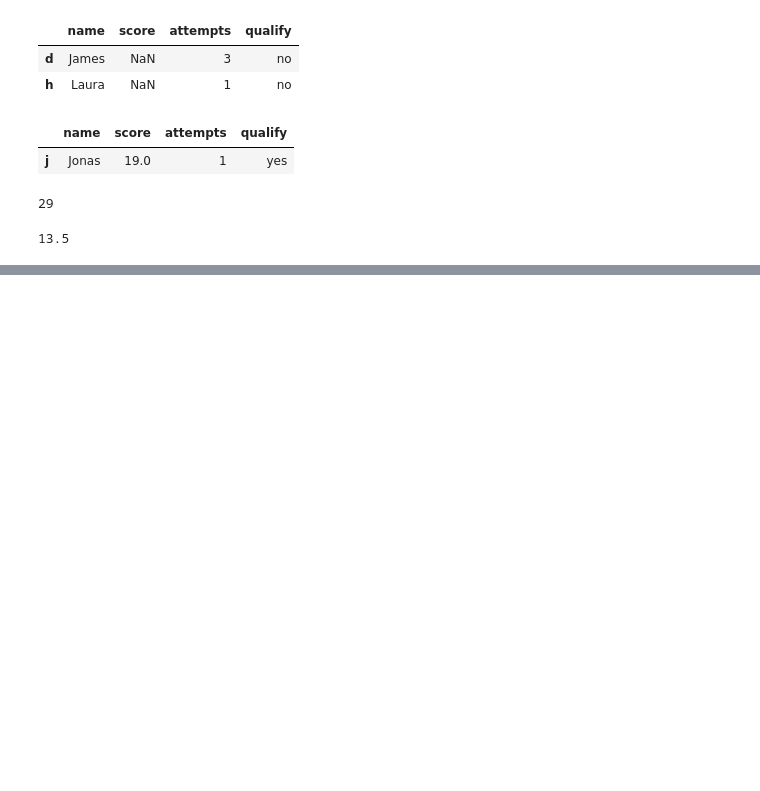
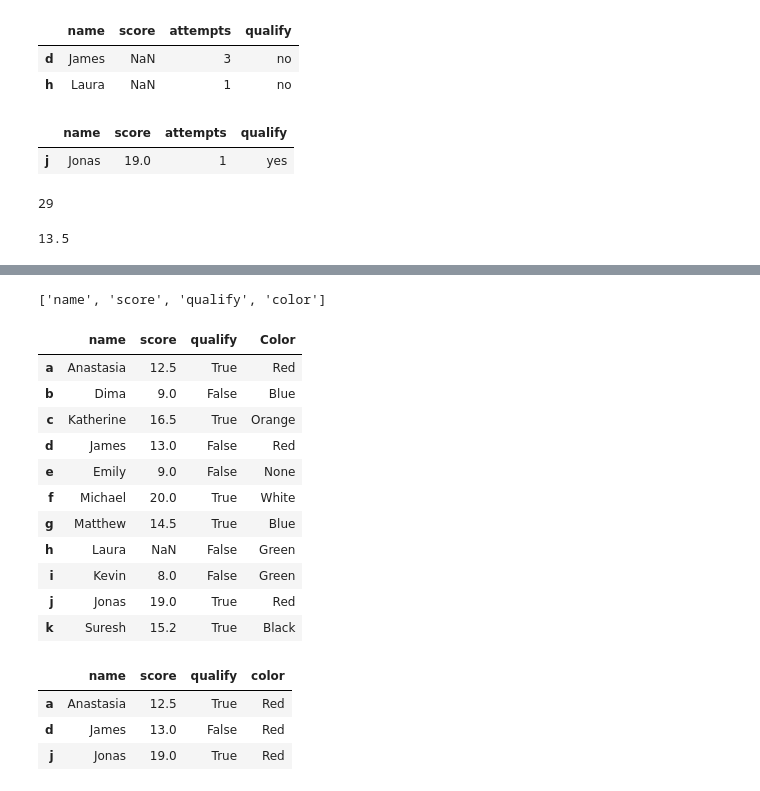
Before and after one commit to hishampaloli/Basic_Data_science_lib, a Jupyter notebook: pandas/PandasExercise.ipynb, the cells around one changed output, grey strips where cells are left out. Saved outputs shown, nothing was run; the diff lists cells and outputs as text; code cells hidden in the pictures; blank space fills up the shorter version.

```diff
--- a/pandas/PandasExercise.ipynb
+++ b/pandas/PandasExercise.ipynb
@@ -396,0 +455,6 @@ df
+# %%
+# Write a Pandas program to delete the 'attempts' column from the DataFrame.
+
+# df.drop(columns=['attempts'])
+# or
+df.pop('attempts')
@@ -396,0 +474,3 @@ df
+# %%
+color = ['Red','Blue','Orange','Red',None,'White','Blue','Green','Green','Red','Black']
+df['color'] = color
@@ -396,0 +500,30 @@ df
+# %%
+# Write a Pandas program to get list from DataFrame column headers
+val = list(df.columns.values)
+val
+# %% [output]
+['name', 'score', 'qualify', 'color']
+# %%
+# Write a Pandas program to rename columns of a given DataFrame
+df.rename(columns={'color': 'Color'})
+# %% [output]
+|  | name | score | qualify | Color |
+| a | Anastasia | 12.5 | True | Red |
+| b | Dima | 9.0 | False | Blue |
+| c | Katherine | 16.5 | True | Orange |
+| d | James | 13.0 | False | Red |
+| e | Emily | 9.0 | False | None |
+| f | Michael | 20.0 | True | White |
+| g | Matthew | 14.5 | True | Blue |
+| h | Laura | NaN | False | Green |
+| i | Kevin | 8.0 | False | Green |
+| j | Jonas | 19.0 | True | Red |
+| k | Suresh | 15.2 | True | Black |
+# %%
+# Write a Pandas program to select rows from a given DataFrame based on values in some columns.
+df[df['color'] == 'Red']
+# %% [output]
+|  | name | score | qualify | color |
+| a | Anastasia | 12.5 | True | Red |
+| d | James | 13.0 | False | Red |
+| j | Jonas | 19.0 | True | Red |
```
Also changed, not shown: parts of 23 cells of this notebook.
